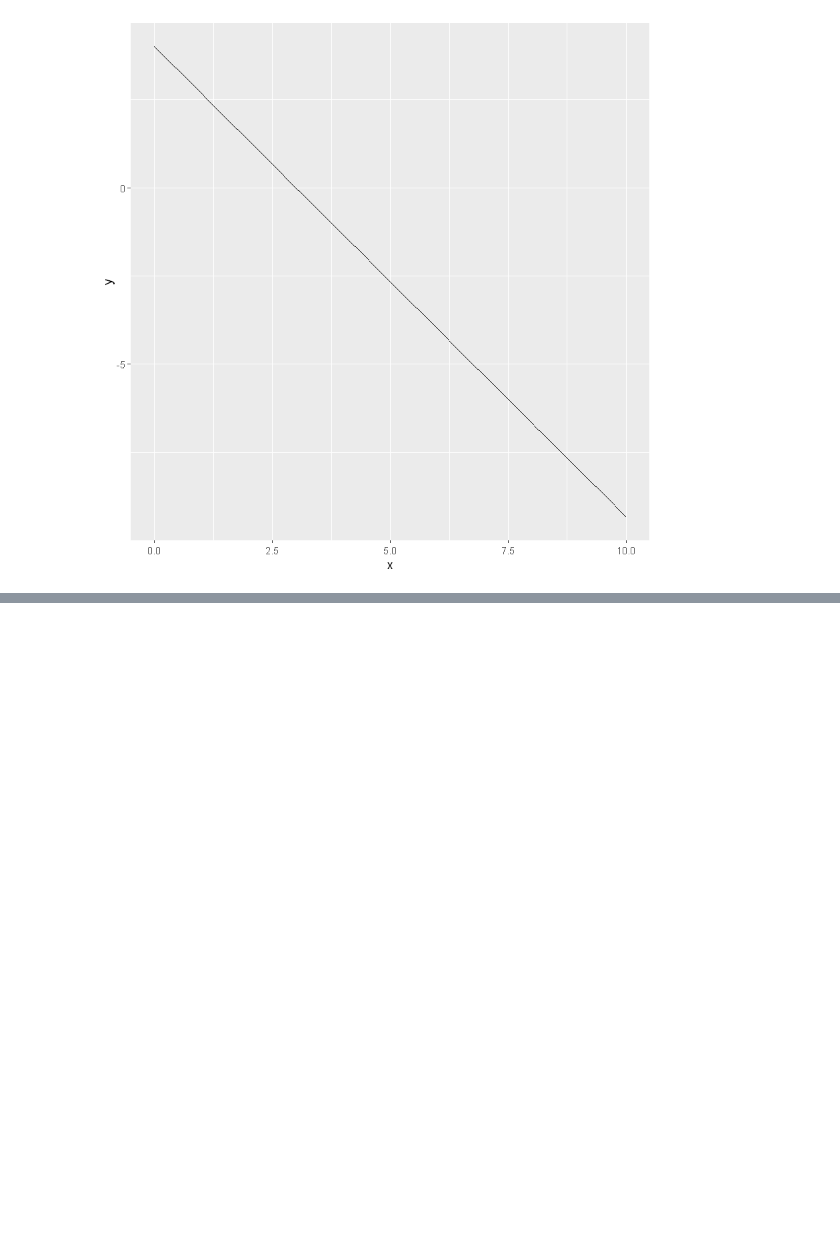
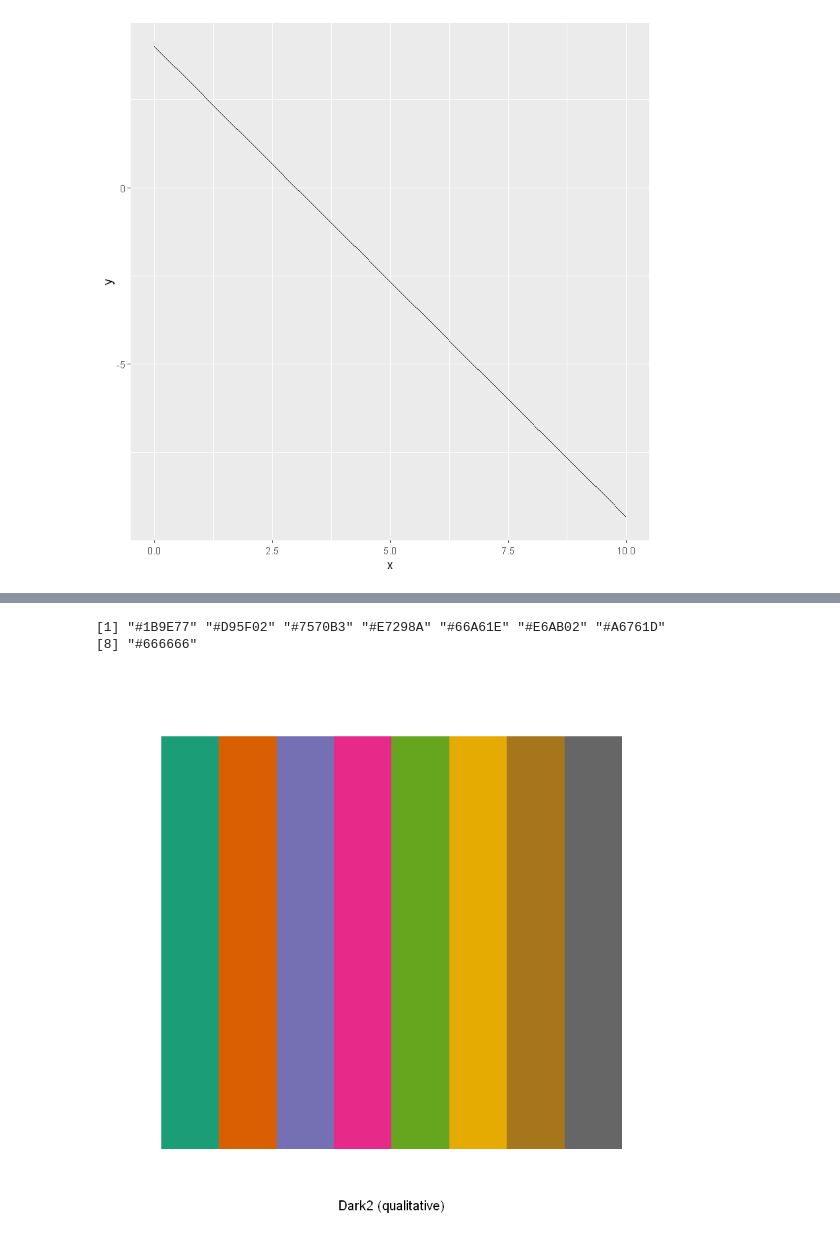
Before and after one commit to eitt/MIO, a Jupyter notebook: _site/content/pl/mg/1.ipynb, the cells around one changed output, grey strips where cells are left out. Drawn from its saved outputs; the diff is of its cells as text; code cells hidden in the pictures; blank space fills up the shorter version.

```diff
--- a/_site/content/pl/mg/1.ipynb
+++ b/_site/content/pl/mg/1.ipynb
@@ -99,0 +111,10 @@ p + stat_function(fun = r1) + xlim(li,ls)
+# %%
+library(RColorBrewer)
+# Visualización de los colores
+display.brewer.pal(n = 8, name = 'Dark2')
+# Color en notación Hexadecimal
+brewer.pal(n = 8, name = "Dark2")
+# %% [output]
+[1] "#1B9E77" "#D95F02" "#7570B3" "#E7298A" "#66A61E" "#E6AB02" "#A6761D"
+[8] "#666666"
+[figure, added]
```
Also changed, not shown: parts of 9 cells of this notebook, 51 other files.
